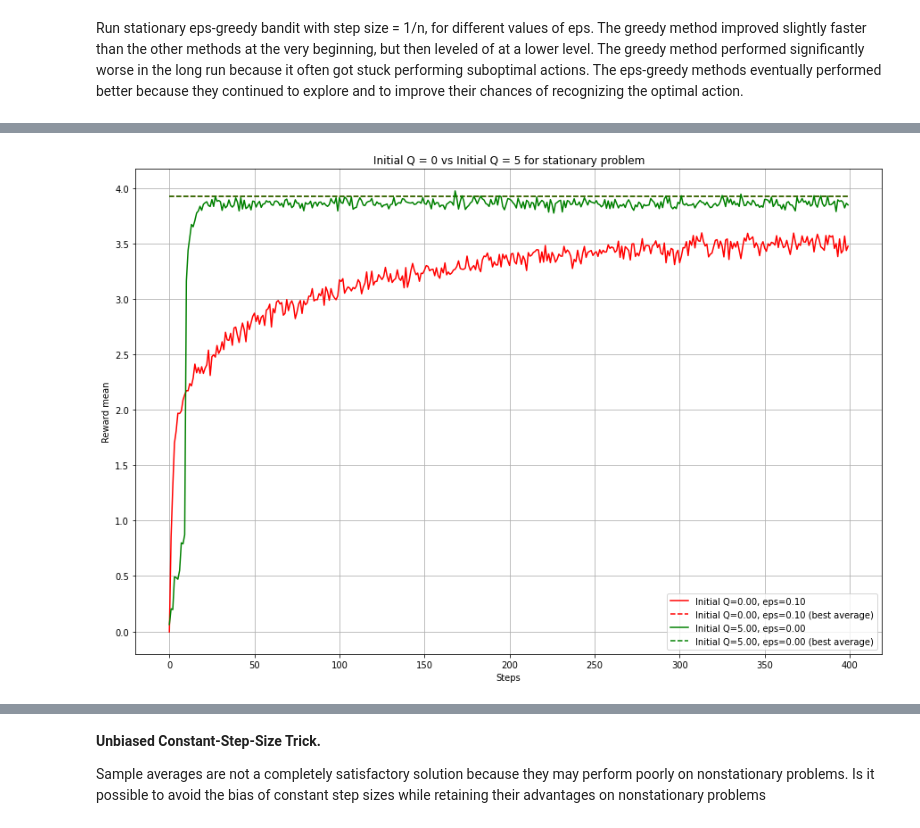
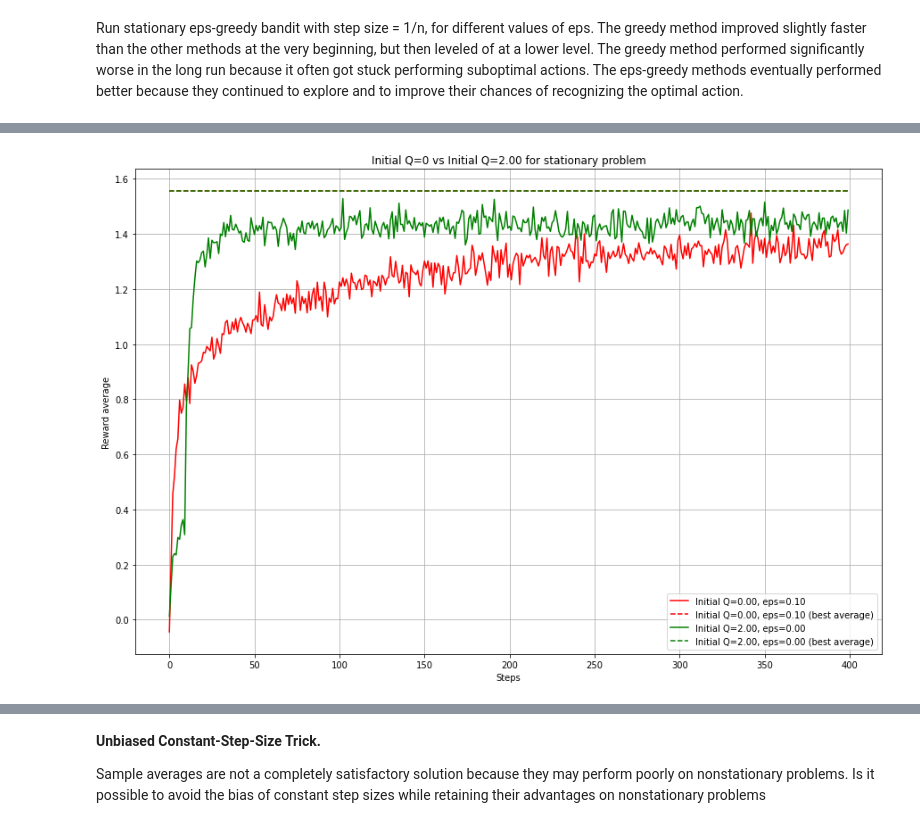
Before and after one commit to shamrous/RL, a Jupyter notebook: Bandit/Bandit.ipynb, the cells around one changed output, grey strips where cells are left out. Drawn from its saved outputs; the diff is of its cells as text; code cells hidden in the pictures.

```diff
--- a/Bandit/Bandit.ipynb
+++ b/Bandit/Bandit.ipynb
@@ -37,7 +41,7 @@ def calculate_rewards_mean_per_step(bandits, steps):
 def draw_plot(title):
     plt.title(title)
     plt.xlabel("Steps")
-    plt.ylabel("Reward mean")
+    plt.ylabel("Reward average")
     plt.legend()
     plt.grid(True)
     plt.show()
@@ -58,13 +62,14 @@ The eps-greedy methods eventually performed better because they continued to exp
 the optimal action.
 # %%
 %%time
+steps = 2000
 fn_eps_greedy = partial(Bandit.configure,
-                    step_size = "sample_average", step_size_params = None,
-                    step_updater = "inc_to_error_stationary", step_updater_params = None,
+                    step_size = "average", step_size_params = None,
+                    step_updater = "stationary", step_updater_params = None,
                     init_Q = 0)
 
 for bandit in bandits:
-    fn_eps_greedy(bandit, action_selector = "greedy", action_selector_params = None)
+    fn_eps_greedy(bandit, action_selector = "eps_greedy", action_selector_params = None)
 steps_mean_greedy, steps_mean_greedy_best = calculate_rewards_mean_per_step(bandits, steps)
 
 for bandit in bandits:
@@ -93,19 +100,19 @@ above, this is actually desirable in a nonstationary environment, and problems t
 effectively nonstationary are the most common in reinforcement learning.
 # %%
 %%time
-steps = 1000
+steps = 5000
 alpha = 0.5
 for bandit in bandits:
-    bandit.configure(step_size = "sample_average", step_size_params = None,
+    bandit.configure(step_size = "average", step_size_params = None,
                     action_selector = "eps_greedy", action_selector_params = {'eps':0.01},
-                    step_updater = "inc_to_error_non_stationary", step_updater_params = None,
+                    step_updater = "non_stationary", step_updater_params = None,
                     init_Q = 0)
 steps_mean_ns_eps_greedy, steps_mean_ns_eps_greedy_best = calculate_rewards_mean_per_step(bandits, steps)
 
 for bandit in bandits:
     bandit.configure(step_size = "constant", step_size_params = {'alpha':alpha},
                     action_selector = "eps_greedy", action_selector_params = {'eps':0.01},
-                    step_updater = "inc_to_error_non_stationary", step_updater_params = None,
+                    step_updater = "non_stationary", step_updater_params = None,
                     init_Q = 0)
 steps_mean_ns_eps_greedy_const, steps_mean_ns_eps_greedy_const_best = calculate_rewards_mean_per_step(bandits, steps)
 
@@ -136,28 +144,28 @@ well suited to nonstationary problems because its drive for exploration is inher
 # %%
 %%time
 steps = 400
 eps = 0.1
-init_Q = 5
+init_Q = 2
 
 for bandit in bandits:
-    bandit.configure(step_size = "sample_average", step_size_params = None,
+    bandit.configure(step_size = "average", step_size_params = None,
                     action_selector = "eps_greedy", action_selector_params = {'eps':eps},
-                    step_updater = "inc_to_error_stationary", step_updater_params = None,
+                    step_updater = "stationary", step_updater_params = None,
                     init_Q = 0)
 steps_mean_eps_greedy, steps_mean_eps_greedy_best = calculate_rewards_mean_per_step(bandits, steps)
 
 for bandit in bandits:
-    bandit.configure(step_size = "sample_average", step_size_params = None,
+    bandit.configure(step_size = "average", step_size_params = None,
                     action_selector = "eps_greedy", action_selector_params = {'eps':0},
-                    step_updater = "inc_to_error_stationary", step_updater_params = None,
+                    step_updater = "stationary", step_updater_params = None,
                     init_Q = init_Q)
 steps_mean_eps_greedy_q, steps_mean_eps_greedy_q_best = calculate_rewards_mean_per_step(bandits, steps)
 
 plt.figure(figsize=(15, 10))
 plt.plot(np.arange(steps), steps_mean_eps_greedy, 'r', label="Initial Q=%.2f, eps=%.2f" % (0, eps))
 plt.plot(np.arange(steps), steps_mean_eps_greedy_best, 'r--', label="Initial Q=%.2f, eps=%.2f (best average)" % (0, eps))
 plt.plot(np.arange(steps), steps_mean_eps_greedy_q, 'g', label="Initial Q=%.2f, eps=%.2f" % (init_Q, 0))
 plt.plot(np.arange(steps), steps_mean_eps_greedy_q_best, 'g--',label="Initial Q=%.2f, eps=%.2f (best average)" % (init_Q, 0))
-draw_plot("Initial Q = 0 vs Initial Q = 5 for stationary problem")
+draw_plot("Initial Q=0 vs Initial Q=%.2f for stationary problem"%init_Q)
 # %% [output]
-[figure, old version]
+[figure, new version]
```
Also changed, not shown: parts of 10 cells of this notebook.
